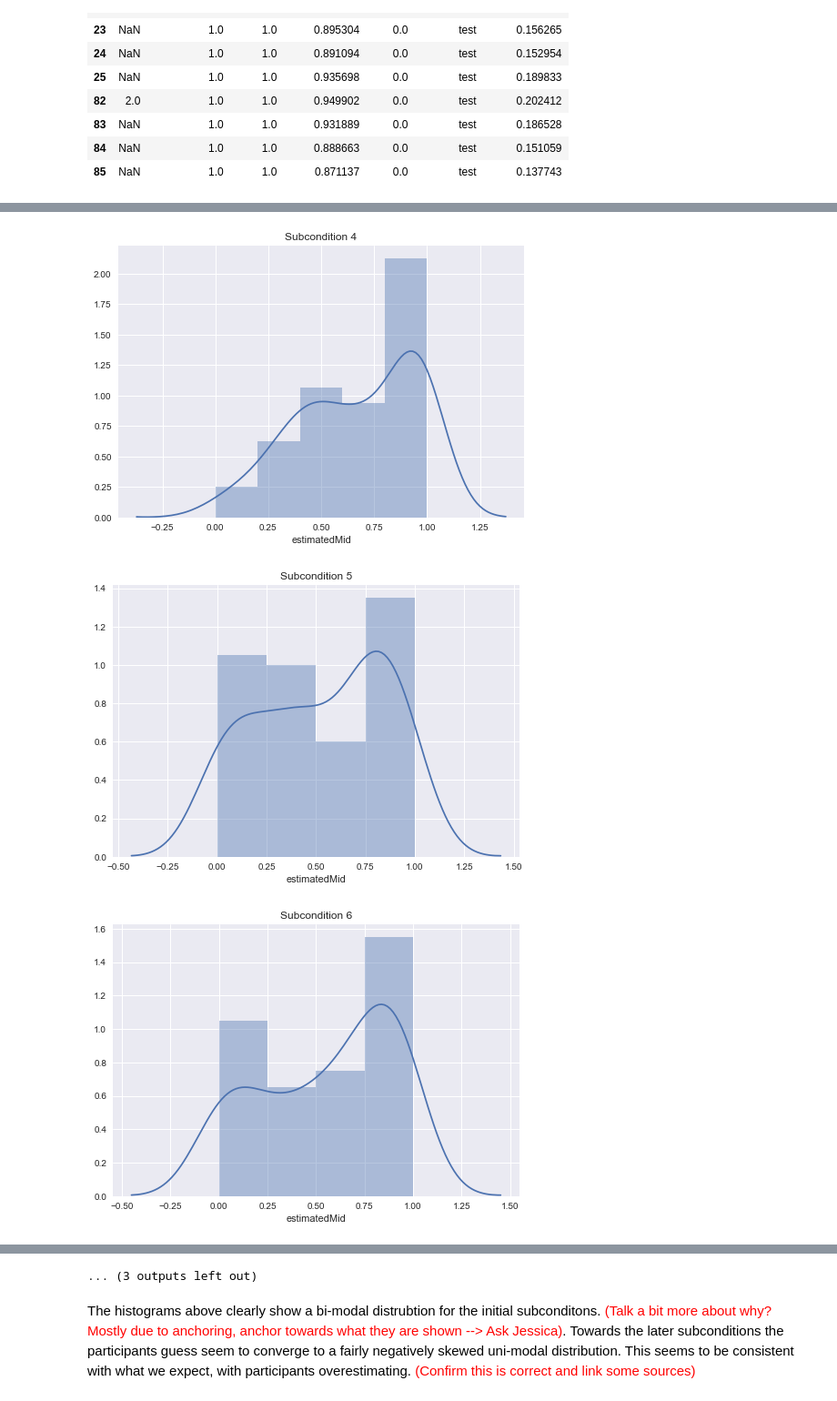
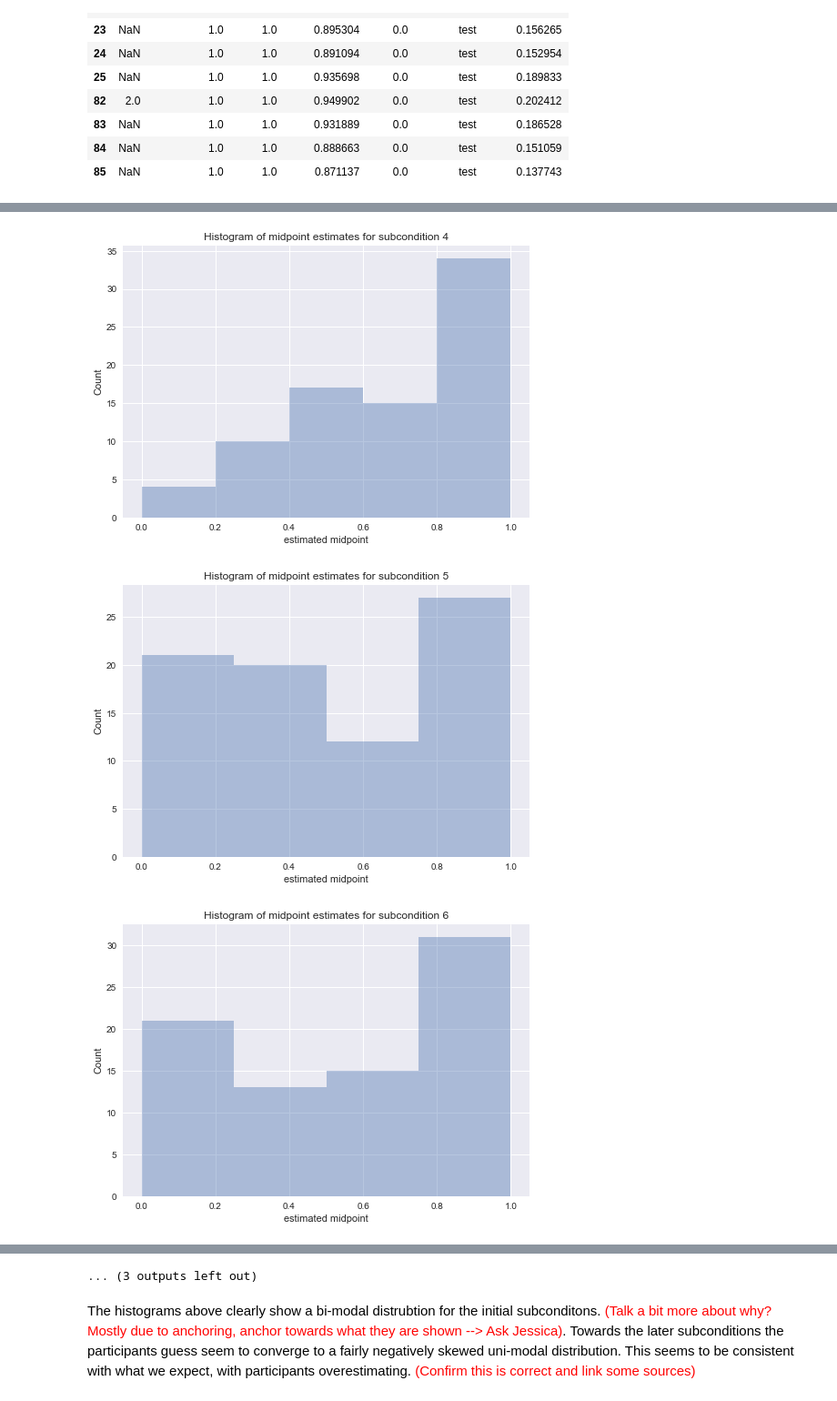
Before and after one commit to ip-jss/CorrelationAnalysis, a Jupyter notebook: Exclusion_criterion .ipynb, the cells around one changed output, grey strips where cells are left out. Shown at 91% size. Saved outputs shown, nothing was run; the diff lists cells and outputs as text; code cells hidden in the pictures.

```diff
--- a/Exclusion_criterion .ipynb
+++ b/Exclusion_criterion .ipynb
@@ -55,7 +55,7 @@ import colorama
 from colorama import Fore
 # %%
 #Read the data *** Make sure path is set to the correct file-path ***
-path = '/Users/Akshi/Desktop/Correlation/Correlation_Analysis/Gamma_4.xlsm'
+path = '/Users/Akshi/Desktop/Correlation/Correlation_Analysis/Data/Gamma_4.xlsm'
 Gamma4_sheet = pd.ExcelFile(path)
 # %%
 #Parse the Exclusions sheet to create a Pandas DataFrame
@@ -103,7 +103,9 @@ G4_byCond.get_group(1)[:8]
 for i in range(1,16):
     cond = G4_byCond.get_group(i)
     estimates =cond["estimatedMid"]
-    cond_plt = sns.distplot(estimates)
-    plt.title("Subcondition " + str(i))
+    cond_plt = sns.distplot(estimates, kde=False)
+    plt.ylabel('Count')
+    plt.xlabel('estimated midpoint')
+    plt.title("Histogram of midpoint estimates for subcondition " + str(i))
     plt.show()
 # %% [output]
@@ -113,3 +115,3 @@ for i in range(1,16):
-[figure, old version]
+[figure, new version]
-[figure, old version]
+[figure, new version]
-[figure, old version]
+[figure, new version]
```
Also changed, not shown: parts of 5 cells of this notebook.
